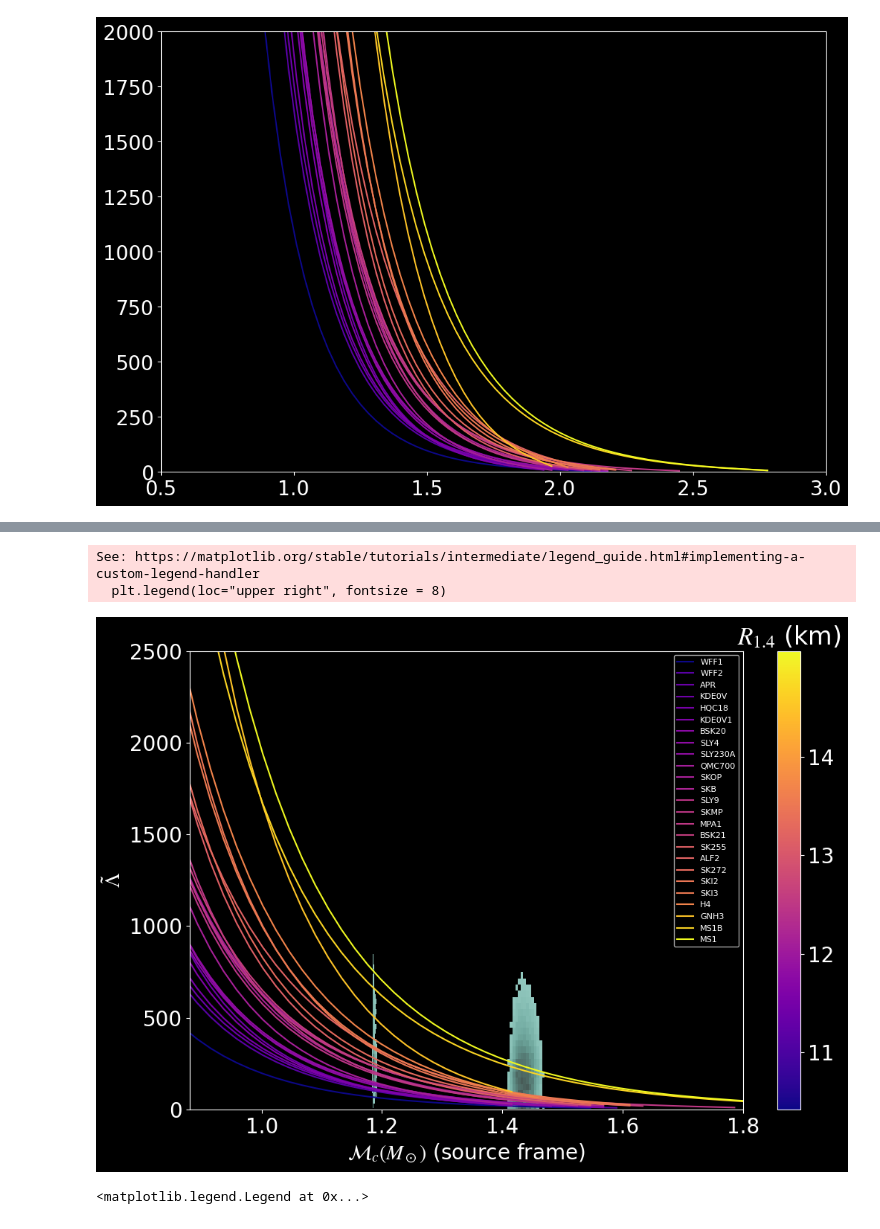
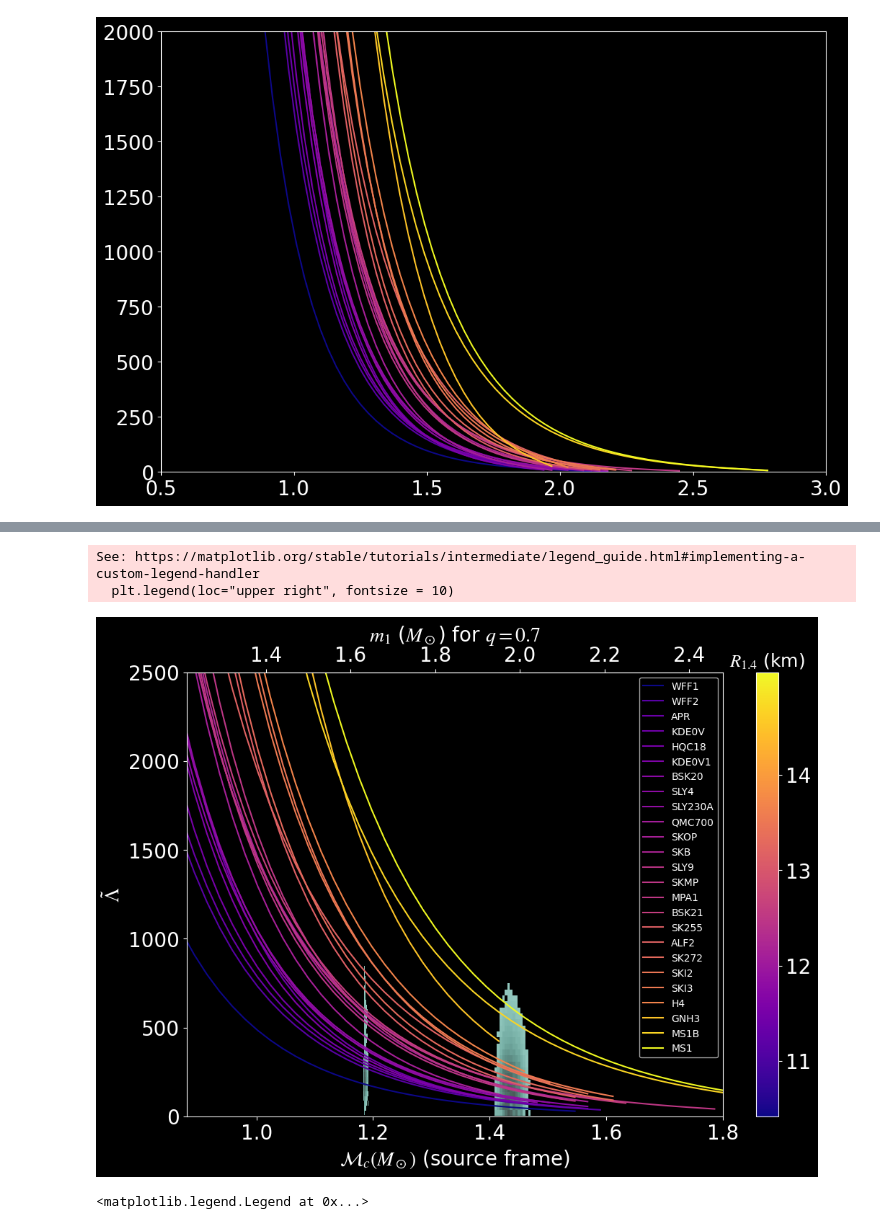
Before and after one commit to jsread/APSPlots2024, a Jupyter notebook: Read_APS_Plots_2024.ipynb, the cells around one changed output, grey strips where cells are left out. Cells and saved outputs as stored; diff of their text form; code cells hidden in the pictures.

```diff
--- a/Read_APS_Plots_2024.ipynb
+++ b/Read_APS_Plots_2024.ipynb
@@ -581,6 +585,13 @@ See: https://matplotlib.org/stable/tutorials/intermediate/legend_guide.html#impl
+# %%
+def mchirp_to_component_q(mch):
+    return mass1_from_mchirp_q(mch,1/q)
+def component_to_mchirp_q(m1):
+    return mchirp_from_mass1_mass2(q*m1,m1)
 # %%
 fig1, sp1 = plt.subplots(1, 1, figsize=(12,8))
 q=0.7
+
+
 for eos in np.array(eoss)[np.argsort(np.array(radii))]:
     try:
         eosname = lalsim.SimNeutronStarEOSByName(eos)
@@ -597,50 +608,54 @@ for eos in np.array(eoss)[np.argsort(np.array(radii))]:
     eoscolor = plt.cm.plasma((refrad-rmin)/(rmax-rmin))
 
     while m < big:
-        rad1 = lalsim.SimNeutronStarRadius(m, fam)
-        lov1 = lalsim.SimNeutronStarLoveNumberK2(m, fam)
-        lam1 = (2/3) * lov1 * (((rad1/m)*(lal.C_SI**2/lal.G_SI))**5)
+        m1=m
+        rad1 = lalsim.SimNeutronStarRadius(m1, fam)
+        lov1 = lalsim.SimNeutronStarLoveNumberK2(m1, fam)
+        lam1 = (2/3) * lov1 * (((rad1/m1)*(lal.C_SI**2/lal.G_SI))**5)
 
         m1 = m/lal.MSUN_SI                          # converts m to units of msun
 
         m2 = m * q
         rad2 = lalsim.SimNeutronStarRadius(m2, fam)
         lov2 = lalsim.SimNeutronStarLoveNumberK2(m2, fam)
-        lam2 = (2/3) * lov2 * (((rad2/m)*(lal.C_SI**2/lal.G_SI))**5)
+        lam2 = (2/3) * lov2 * (((rad2/m2)*(lal.C_SI**2/lal.G_SI))**5)
 
         m2 = m2 /lal.MSUN_SI
 
         tbl2[0].append(mchirp_from_mass1_mass2(m1,m2))
         tbl2[1].append(lambdatilde(lam1,lam2,m1,m2))
         m += 0.03 * lal.MSUN_SI
 
 
     plt.plot(tbl2[0], tbl2[1], label=eos, color = eoscolor)
 
 sns.histplot(data=lowSpinPos, x='mchirp_source', y='lamtilde', label='GW170817', log_scale=(False,False),
             weights = lowSpinPos['weights'],
              bins = (10,60),pthresh=.1)
 sns.histplot(data=GW190425lowSpinPos, x='chirp_mass_source', y='lamtilde', label='GW190425',log_scale=(False,False),
             weights = GW190425lowSpinPos['weights'],
              bins=(20,120),pthresh=.1)
 
-sp1.set_title('', fontsize=24)
+#sp1.set_title(r'$q=$'+str(q), fontsize=24)
+ax =fig1.axes[0]
+secax = ax.secondary_xaxis('top', functions=(mchirp_to_component_q, component_to_mchirp_q))
+secax.set_xlabel(r'$m_1$ ($M_\odot$) for $q=0.7$')
 sp1.set_xlabel(r'$\mathcal{M}_c (M_\odot)$ (source frame)')
 sp1.set_ylabel(r'$\tilde\Lambda$')
-plt.legend(loc="upper right", fontsize = 8)
+plt.legend(loc="upper right", fontsize = 10)
 #plt.yscale('log')
 plt.ylim(0,2500)
 plt.xlim(0.88,1.8)
 tickvals =  [(11*1000-rmin)/(rmax-rmin),(12*1000-rmin)/(rmax-rmin),(13*1000-rmin)/(rmax-rmin),(14*1000-rmin)/(rmax-rmin)]
 ticklabels = ['11','12','13','14']
 cbar=plt.colorbar(plt.cm.ScalarMappable( cmap=plt.cm.plasma), ticks=tickvals)
 cbar.ax.set_yticklabels(ticklabels)
-cbar.ax.set_title(r'$R_{1.4}$ (km)')
+cbar.ax.set_title(r'$R_{1.4}$ (km)',fontsize=18)
 plt.show()
 # %% [output]
 See: https://matplotlib.org/stable/tutorials/intermediate/legend_guide.html#implementing-a-custom-legend-handler
-  plt.legend(loc="upper right", fontsize = 8)
+  plt.legend(loc="upper right", fontsize = 10)
-[figure, old version]
+[figure, new version]
 # %%
 fig1, sp1 = plt.subplots(1, 1, figsize=(12,8))
 
```
Also changed, not shown: parts of 13 cells of this notebook.
